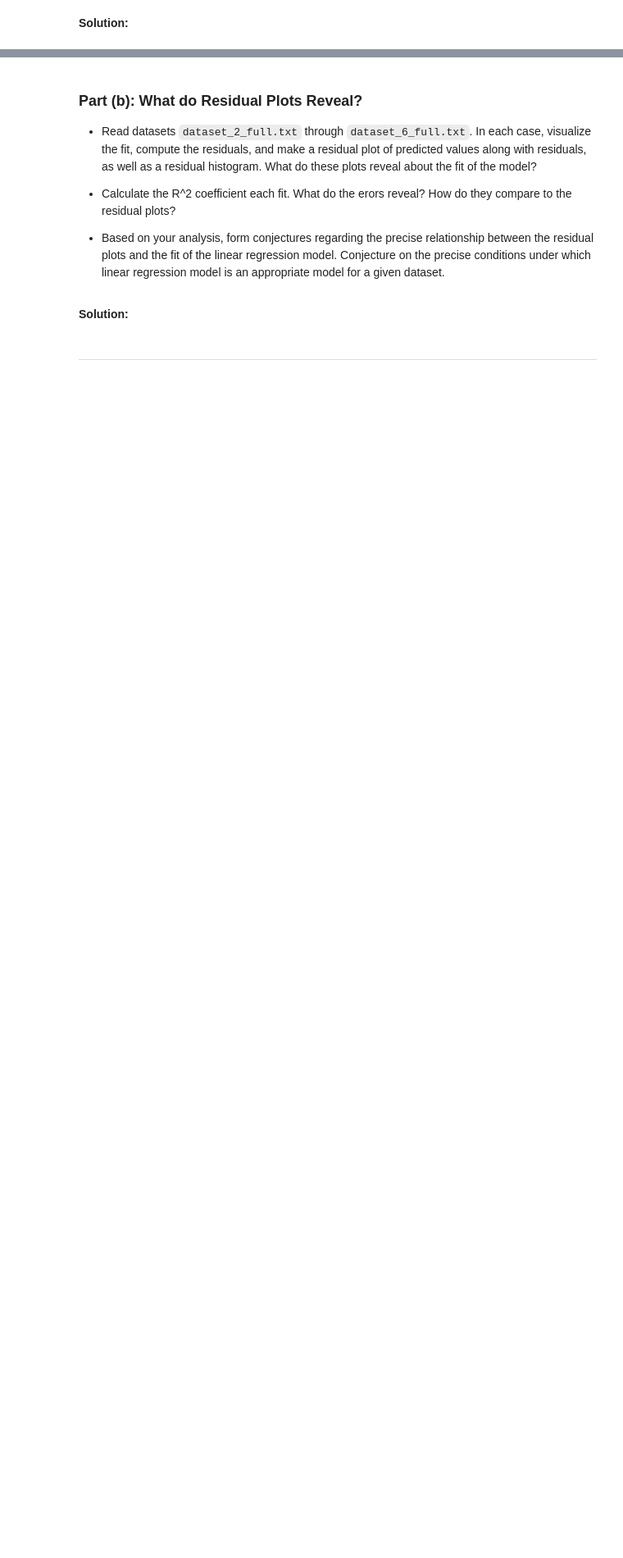
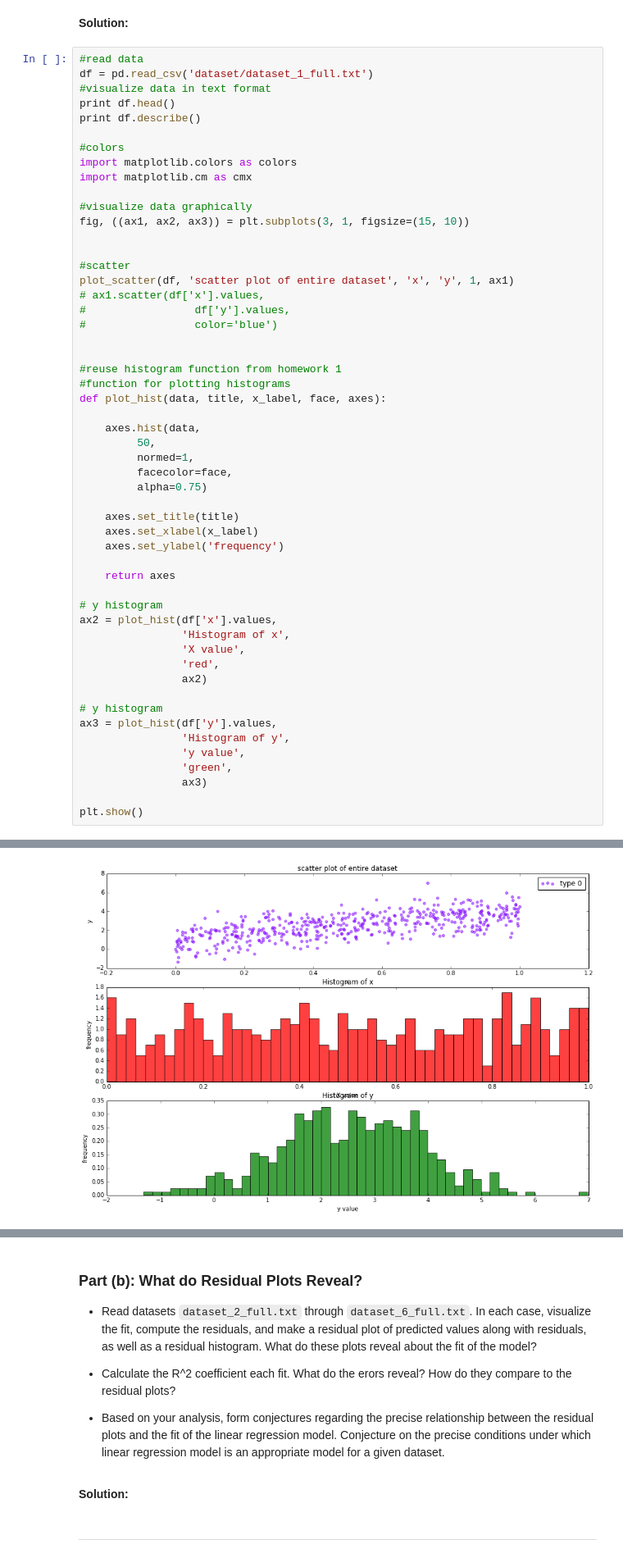
Before and after one commit to hecerinc/cs109a, a Jupyter notebook: keery_sean_cs109a_HW2.ipynb, the cells around one changed output, grey strips where cells are left out. Shown at 82% size. Cells and saved outputs as stored; diff of their text form; blank space fills up the shorter version.

Commit message:
text

```diff
--- a/keery_sean_cs109a_HW2.ipynb
+++ b/keery_sean_cs109a_HW2.ipynb
@@ -655,3 +704,57 @@ The datasets required for this problem is in the ``dataset`` directory. Each fil
 - Calculate the R^2 coefficient for all three fits. What do the erors reveal? How do they compare to the residual plots?
 # %% [markdown]
 **Solution:**
+# %%
+#read data
+df = pd.read_csv('dataset/dataset_1_full.txt')
+#visualize data in text format
+print df.head()
+print df.describe()
+
+#colors
+import matplotlib.colors as colors
+import matplotlib.cm as cmx
+
+#visualize data graphically
+fig, ((ax1, ax2, ax3)) = plt.subplots(3, 1, figsize=(15, 10))
+
+
+#scatter
+plot_scatter(df, 'scatter plot of entire dataset', 'x', 'y', 1, ax1)
+# ax1.scatter(df['x'].values,
+#                 df['y'].values,
+#                 color='blue')
+
+
+#reuse histogram function from homework 1
+#function for plotting histograms
+def plot_hist(data, title, x_label, face, axes):
+
+    axes.hist(data,
+         50,
+         normed=1,
+         facecolor=face,
+         alpha=0.75)
+
+    axes.set_title(title)
+    axes.set_xlabel(x_label)
+    axes.set_ylabel('frequency')
+
+    return axes
+
+# y histogram
+ax2 = plot_hist(df['x'].values,
+                'Histogram of x',
+                'X value',
+                'red',
+                ax2)
+
+# y histogram
+ax3 = plot_hist(df['y'].values,
+                'Histogram of y',
+                'y value',
+                'green',
+                ax3)
+
+plt.show()
+# %% [output]
@@ -657,0 +776 @@ The datasets required for this problem is in the ``dataset`` directory. Each fil
+[figure, added]
```
Also changed, not shown: parts of 10 cells of this notebook.
